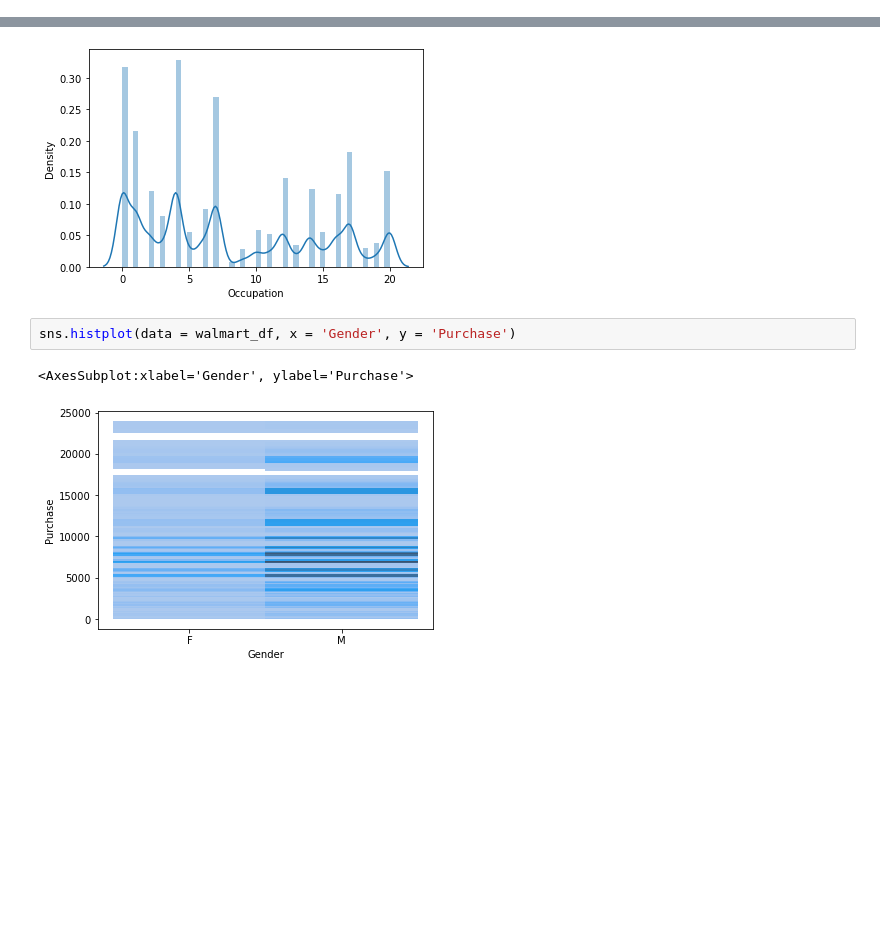
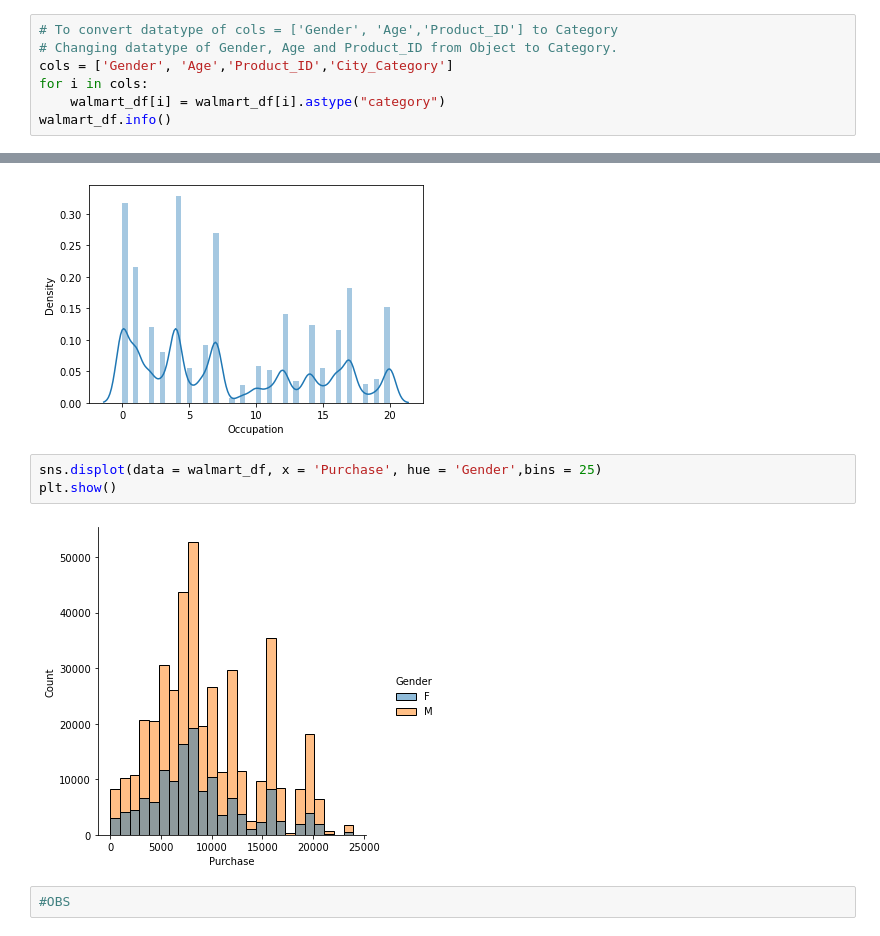
Before and after one commit to sameerudgirkar/DSML-Projects, a Jupyter notebook: Walmart Business Case Study/Walmart Business Case Study - (Confidence Interval and CLT).ipynb, the cells around one changed output, grey strips where cells are left out. Cells and saved outputs as stored; diff of their text form; blank space fills up the shorter version.

```diff
--- a/Walmart Business Case Study/Walmart Business Case Study - (Confidence Interval and CLT).ipynb
+++ b/Walmart Business Case Study/Walmart Business Case Study - (Confidence Interval and CLT).ipynb
@@ -88,3 +80,10 @@ Data columns (total 10 columns):
  9   Purchase                    550068 non-null  int64
 dtypes: int64(5), object(5)
 memory usage: 42.0+ MB
+# %%
+# To convert datatype of cols = ['Gender', 'Age','Product_ID'] to Category
+# Changing datatype of Gender, Age and Product_ID from Object to Category.
+cols = ['Gender', 'Age','Product_ID','City_Category']
+for i in cols:
+    walmart_df[i] = walmart_df[i].astype("category")
+walmart_df.info()
@@ -131,7 +176,9 @@ sns.distplot(walmart_df['Occupation'])
 <AxesSubplot:xlabel='Occupation', ylabel='Density'>
 [figure]
 # %%
-sns.histplot(data = walmart_df, x = 'Gender', y = 'Purchase')
+sns.displot(data = walmart_df, x = 'Purchase', hue = 'Gender',bins = 25)
+plt.show()
 # %% [output]
-<AxesSubplot:xlabel='Gender', ylabel='Purchase'>
-[figure, old version]
+[figure, new version]
+# %%
+#OBS
```
Also changed, not shown: parts of 32 cells of this notebook.
